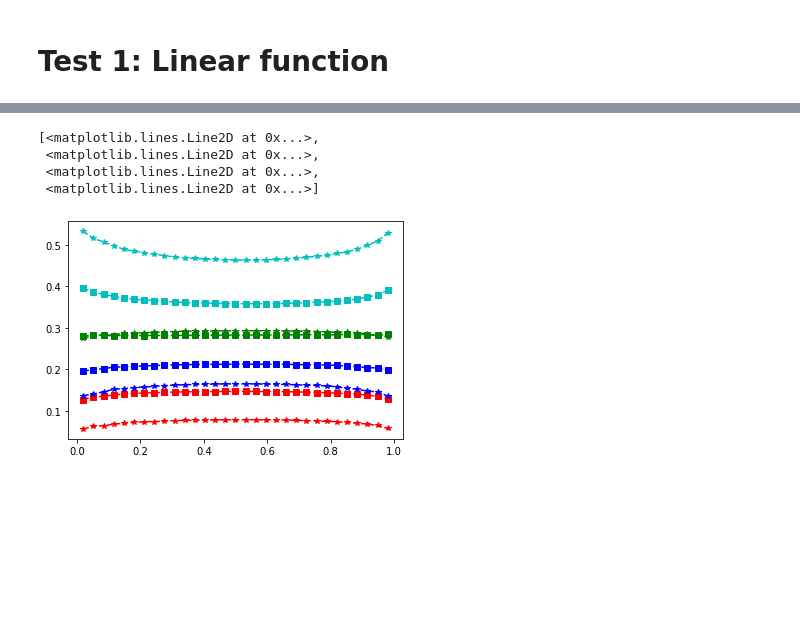
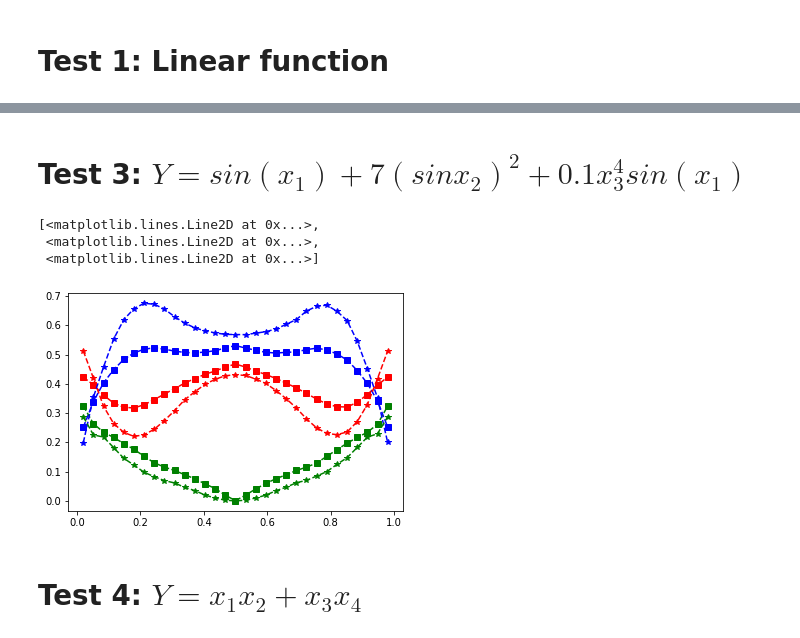
Before and after one commit to Yuleii/quantile-sensitivity-measures, a Jupyter notebook: Monte_Carlo_estimation.ipynb, the cells around one changed output, grey strips where cells are left out. Saved outputs shown, nothing was run; the diff lists cells and outputs as text; code cells hidden in the pictures; blank space fills up the shorter version.

```diff
--- a/Monte_Carlo_estimation.ipynb
+++ b/Monte_Carlo_estimation.ipynb
@@ -139,10 +288,43 @@ q1_alp, q2_alp, Q1_alp, Q2_alp=kucherenko_quantile(alp,N,miu,sd)
+# %% [markdown]
+# Test 3: $Y=sin(x_1)+7(sin x_2)^2+0.1x_3^4sin(x_1)$
+# %%
+from scipy.stats import uniform
+
+# Total number of sample points
+N = 2**13 # 8192
+
+# range of alpha
+dalp = (0.98-0.02)/30   # 0.032
+alp = np.arange(0.02, 0.98+dalp, dalp)
+
+# number of conditional samples
+M = 64
+
+# objective function
+def objfun(x):
+
+    result = np.sin(x[:,0]) + 7 * np.sin(x[:,1])**2 + 0.1 * x[:,2]**4*np.sin(x[:,0])
+
+    return result
+
+
+# dimension of inputs
+dim = 3
+
+# distribution type
+dist_type="Uniform"
+
+## upper，lowerbound？
+# %%
+q1_alp, q2_alp, Q1_alp, Q2_alp=MCS_quantile(alp,N,miu,sd,dist_type)
 # %%
-plt.plot(alp,Q1_alp[:,0],'rs--',alp,Q1_alp[:,1],'bs--',alp,Q1_alp[:,2],'gs--',alp,Q1_alp[:,3],'cs--')
+plt.plot(alp,Q1_alp[:,0],'rs--',alp,Q1_alp[:,1],'bs--',alp,Q1_alp[:,2],'gs--')
 
-plt.plot(alp,Q2_alp[:,0],'r*--',alp,Q2_alp[:,1],'b*--',alp,Q2_alp[:,2],'g*--',alp,Q2_alp[:,3],'c*--')
+plt.plot(alp,Q2_alp[:,0],'r*--',alp,Q2_alp[:,1],'b*--',alp,Q2_alp[:,2],'g*--')
 # %% [output]
 [<matplotlib.lines.Line2D at 0x...>,
  <matplotlib.lines.Line2D at 0x...>,
- <matplotlib.lines.Line2D at 0x...>,
  <matplotlib.lines.Line2D at 0x...>]
-[figure, old version]
+[figure, new version]
+# %% [markdown]
+# Test 4: $Y=x_1 x_2+x_3 x_4$
```
Also changed, not shown: parts of 20 cells of this notebook, 2 other files.
